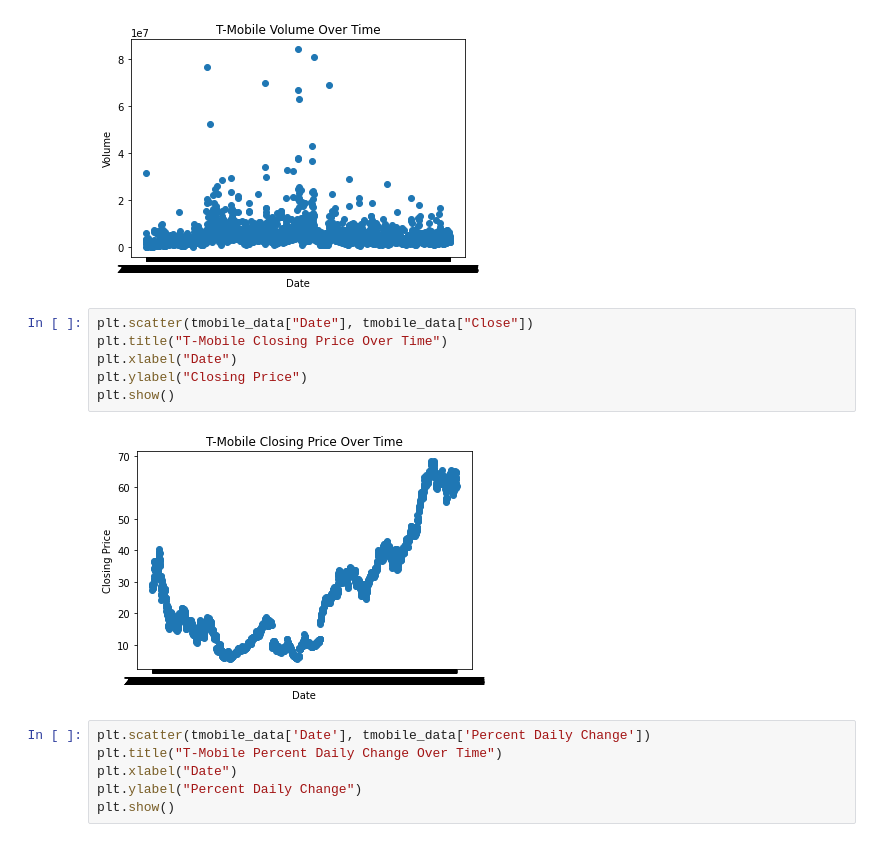
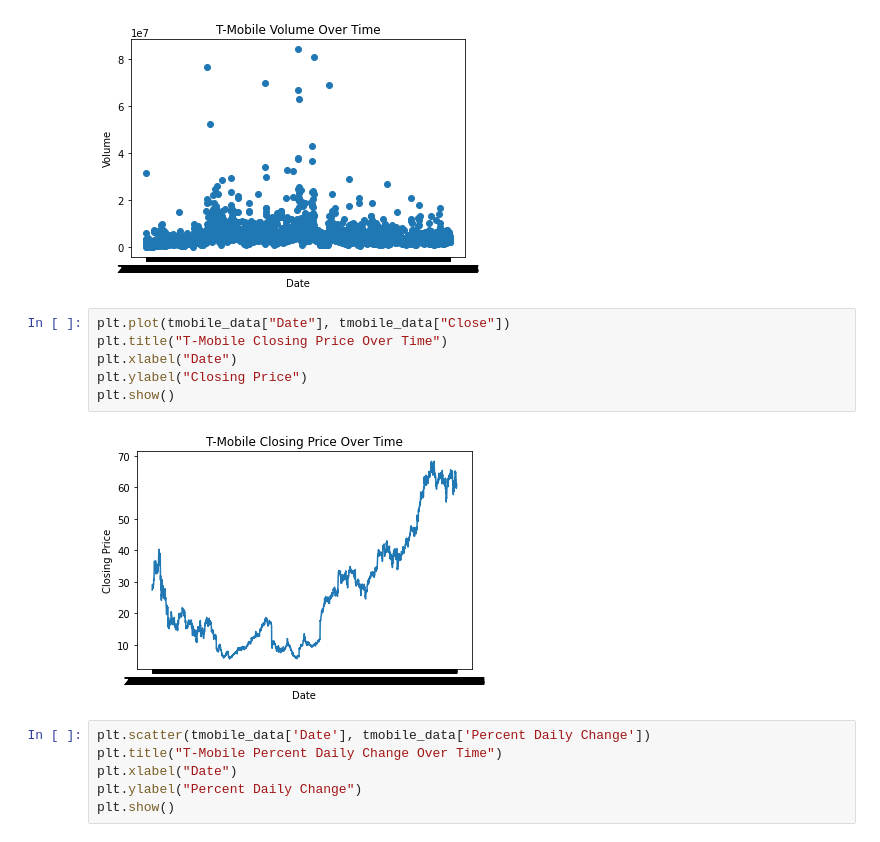
Before and after one commit to mssubaiti/Project1_Group1, a Jupyter notebook: nasdaq.ipynb, the cells around one changed output. Cells and saved outputs as stored; diff of their text form.

```diff
--- a/nasdaq.ipynb
+++ b/nasdaq.ipynb
@@ -126,13 +126,13 @@ plt.show()
 # %% [output]
 [figure]
 # %%
-plt.scatter(tmobile_data["Date"], tmobile_data["Close"])
+plt.plot(tmobile_data["Date"], tmobile_data["Close"])
 plt.title("T-Mobile Closing Price Over Time")
 plt.xlabel("Date")
 plt.ylabel("Closing Price")
 plt.show()
 # %% [output]
-[figure, old version]
+[figure, new version]
 # %%
 plt.scatter(tmobile_data['Date'], tmobile_data['Percent Daily Change'])
 plt.title("T-Mobile Percent Daily Change Over Time")
```
Also changed, not shown: parts of 2 cells of this notebook.
